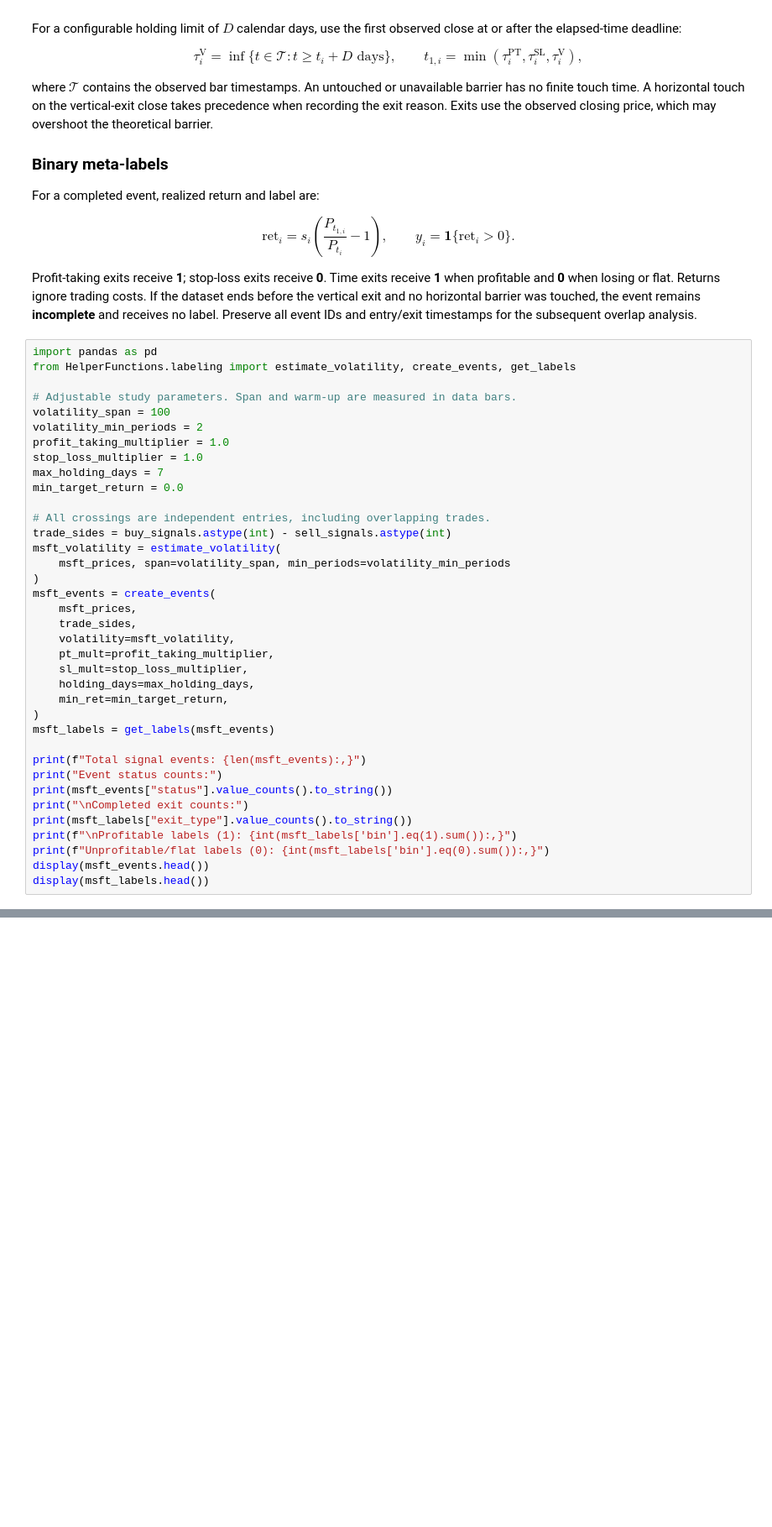
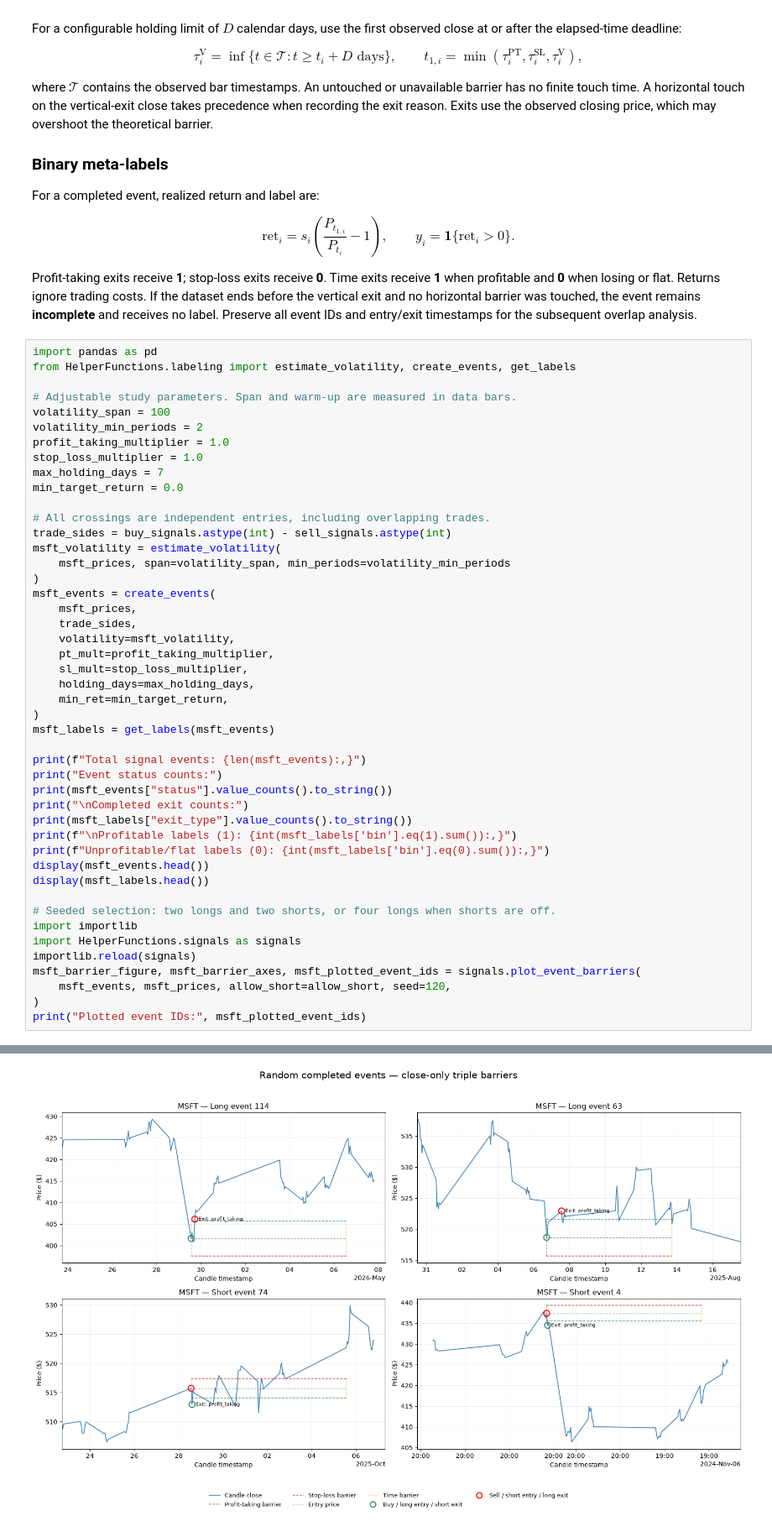
Before and after one commit to Bytb/QuantitativeMethods, a Jupyter notebook: AdvancedFinancialMachineLearning/Part1_DataAnalysis/1_RSI_MicrosoftStudy.ipynb, the cells around one changed output, grey strips where cells are left out. Shown at 84% size. Saved outputs shown, nothing was run; the diff lists cells and outputs as text; blank space fills up the shorter version.

Commit message:
Added plots to visualize RSI triple barrier and assumptions table

```diff
--- a/AdvancedFinancialMachineLearning/Part1_DataAnalysis/1_RSI_MicrosoftStudy.ipynb
+++ b/AdvancedFinancialMachineLearning/Part1_DataAnalysis/1_RSI_MicrosoftStudy.ipynb
@@ -320,32 +338,42 @@ print(f"\nProfitable labels (1): {int(msft_labels['bin'].eq(1).sum()):,}")
 print(f"Unprofitable/flat labels (0): {int(msft_labels['bin'].eq(0).sum()):,}")
 display(msft_events.head())
 display(msft_labels.head())
+
+# Seeded selection: two longs and two shorts, or four longs when shorts are off.
+import importlib
+import HelperFunctions.signals as signals
+importlib.reload(signals)
+msft_barrier_figure, msft_barrier_axes, msft_plotted_event_ids = signals.plot_event_barriers(
+    msft_events, msft_prices, allow_short=allow_short, seed=120,
+)
+print("Plotted event IDs:", msft_plotted_event_ids)
 # %% [output]
 Total signal events: 144
 Event status counts:
 status
 complete    144
 
 Completed exit counts:
 exit_type
 stop_loss        72
 profit_taking    70
 time              2
 
 Profitable labels (1): 72
 Unprofitable/flat labels (0): 72
 |  | ticker | signal_time | entry_time | entry_price | side | trgt | pt_mult | sl_mult | pt_return | ... |
 | event_id |  |  |  |  |  |  |  |  |  | ... |
 | 0 | MSFT | 2024-10-14 09:30:00-04:00 | 2024-10-14 09:30:00-04:00 | 423.595001 | -1 | 0.004395 | 1.0 | 1.0 | 0.004395 | ... |
 | 1 | MSFT | 2024-10-22 09:30:00-04:00 | 2024-10-22 09:30:00-04:00 | 428.070007 | -1 | 0.005051 | 1.0 | 1.0 | 0.005051 | ... |
 | 2 | MSFT | 2024-10-22 12:30:00-04:00 | 2024-10-22 12:30:00-04:00 | 427.350006 | -1 | 0.004947 | 1.0 | 1.0 | 0.004947 | ... |
 | 3 | MSFT | 2024-10-30 09:30:00-04:00 | 2024-10-30 09:30:00-04:00 | 437.869995 | -1 | 0.004478 | 1.0 | 1.0 | 0.004478 | ... |
 | 4 | MSFT | 2024-10-30 12:30:00-04:00 | 2024-10-30 12:30:00-04:00 | 437.424988 | -1 | 0.004373 | 1.0 | 1.0 | 0.004373 | ... |
 5 rows × 21 columns
 |  | ticker | entry_time | t1 | side | exit_type | raw_return | ret | bin |
 | event_id |  |  |  |  |  |  |  |  |
 | 0 | MSFT | 2024-10-14 09:30:00-04:00 | 2024-10-14 10:30:00-04:00 | -1 | profit_taking | -0.009833 | 0.009833 | 1 |
 | 1 | MSFT | 2024-10-22 09:30:00-04:00 | 2024-10-23 12:30:00-04:00 | -1 | profit_taking | -0.006846 | 0.006846 | 1 |
 | 2 | MSFT | 2024-10-22 12:30:00-04:00 | 2024-10-22 13:30:00-04:00 | -1 | stop_loss | 0.005487 | -0.005487 | 0 |
 | 3 | MSFT | 2024-10-30 09:30:00-04:00 | 2024-10-30 13:30:00-04:00 | -1 | profit_taking | -0.007628 | 0.007628 | 1 |
 | 4 | MSFT | 2024-10-30 12:30:00-04:00 | 2024-10-30 13:30:00-04:00 | -1 | profit_taking | -0.006618 | 0.006618 | 1 |
+[figure, added]
```
Also changed, not shown: parts of 2 cells of this notebook, 1 other file.
